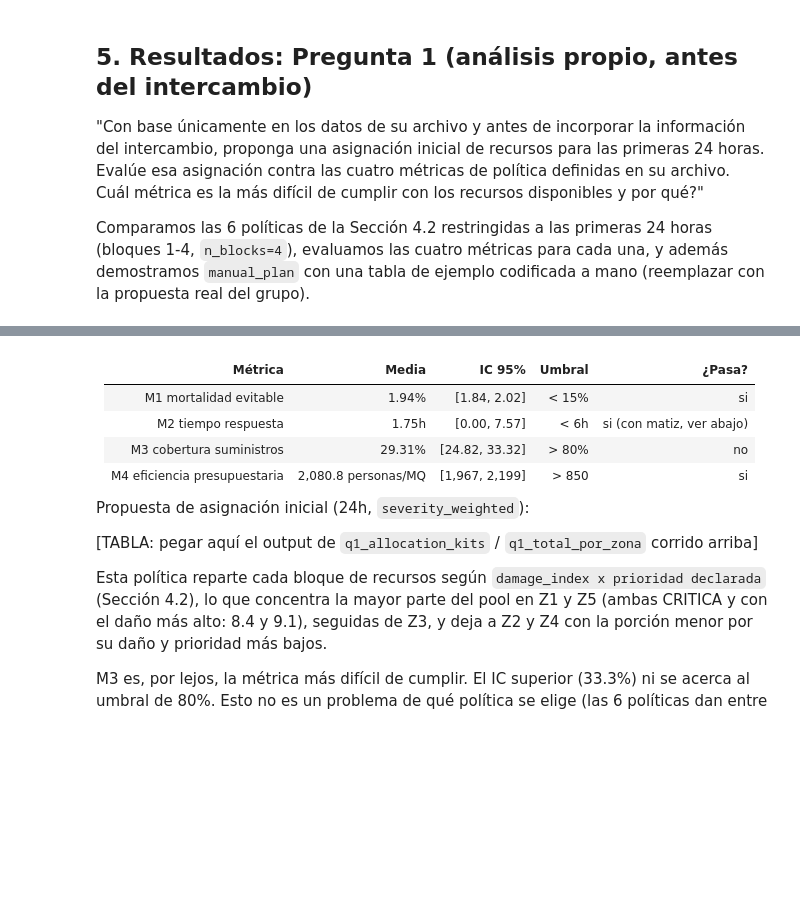
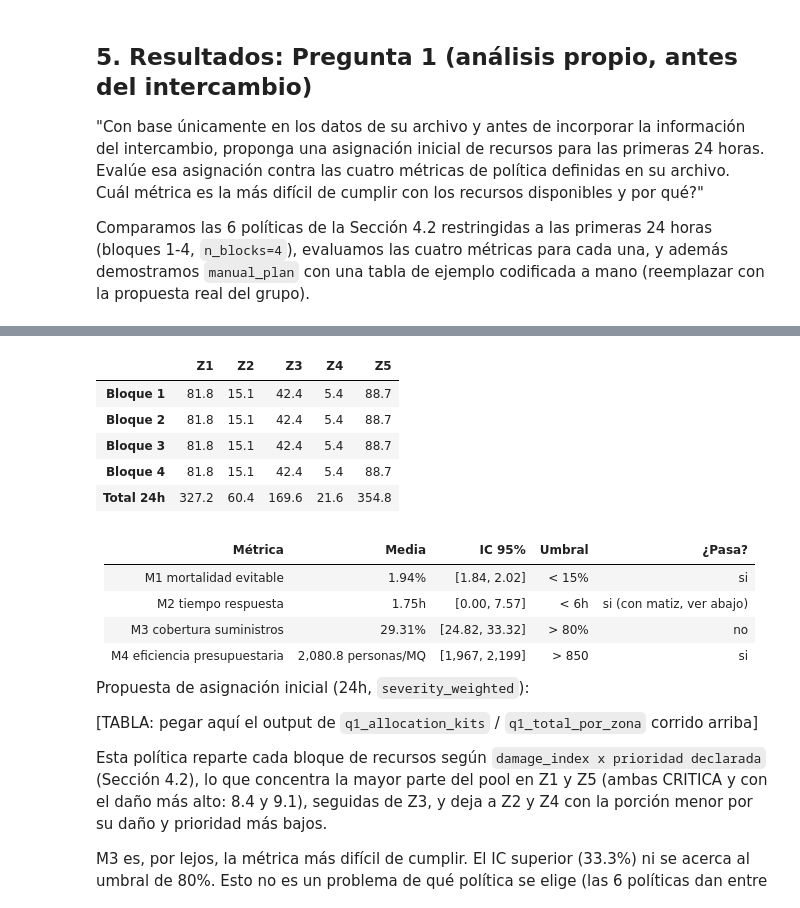
Before and after one commit to Qu3zada22/examen1-deep, a Jupyter notebook: notebooks/Grupo7_Modelo.ipynb, the cells around one changed output, grey strips where cells are left out. Drawn from its saved outputs; the diff is of its cells as text; code cells hidden in the pictures; blank space fills up the shorter version.

```diff
--- a/notebooks/Grupo7_Modelo.ipynb
+++ b/notebooks/Grupo7_Modelo.ipynb
@@ -1694,3 +1641,22 @@ Con los resultados de `q1_table`, identificar cuál de las 4 métricas queda má
+# %%
+rng_q1 = np.random.default_rng(DEFAULT_SEED)
+q1_deterministic = simulate(params, POLICIES["severity_weighted"], rng_q1, n_blocks=4)
+
+kits_idx = RESOURCE_TYPES.index("kits_agua")
+q1_allocation_kits = pd.DataFrame(
+    q1_deterministic.allocation[:, :, kits_idx],
+    index=[f"Bloque {t+1}" for t in range(4)],
+    columns=ZONES,
+).round(1)
+q1_allocation_kits.loc["Total 24h"] = q1_allocation_kits.sum()
+q1_allocation_kits
+# %% [output]
+|  | Z1 | Z2 | Z3 | Z4 | Z5 |
+| Bloque 1 | 81.8 | 15.1 | 42.4 | 5.4 | 88.7 |
+| Bloque 2 | 81.8 | 15.1 | 42.4 | 5.4 | 88.7 |
+| Bloque 3 | 81.8 | 15.1 | 42.4 | 5.4 | 88.7 |
+| Bloque 4 | 81.8 | 15.1 | 42.4 | 5.4 | 88.7 |
+| Total 24h | 327.2 | 60.4 | 169.6 | 21.6 | 354.8 |
 # %% [markdown]
 | Métrica | Media | IC 95% | Umbral | ¿Pasa? |
 |---|---|---|---|---|
```
Also changed, not shown: parts of 11 cells of this notebook, 1 other file.
